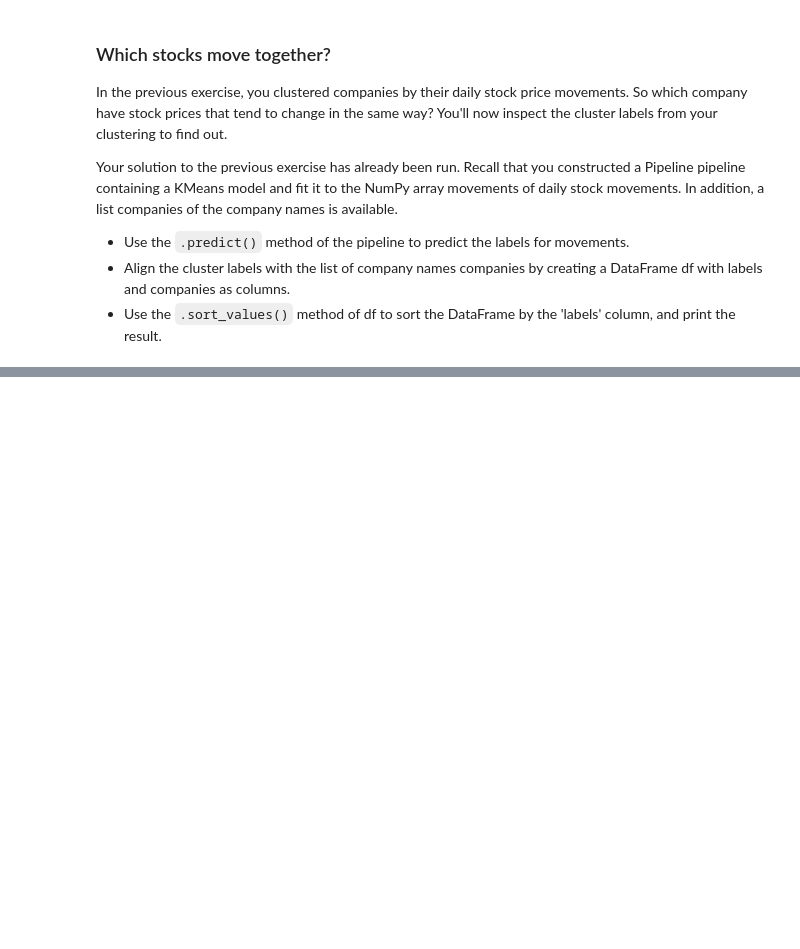
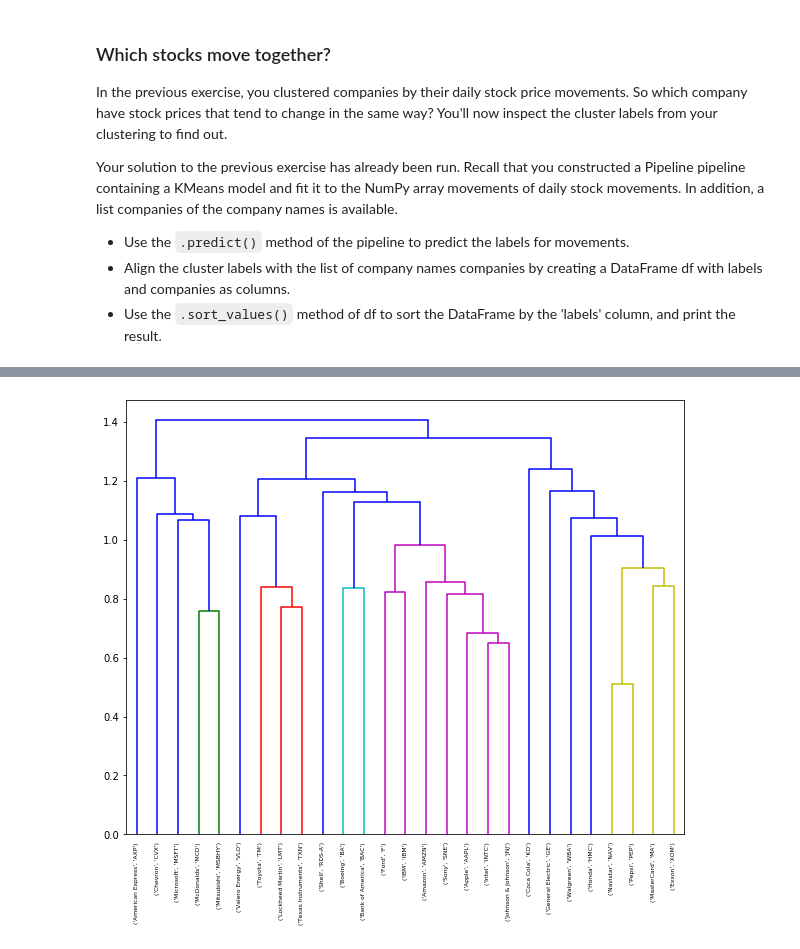
Before and after one commit to kurtsenol/machine-learning, a Jupyter notebook: UnsupervisedLearning/USL_1.ipynb, the cells around one changed output, grey strips where cells are left out. Saved outputs shown, nothing was run; the diff lists cells and outputs as text; code cells hidden in the pictures; blank space fills up the shorter version.

```diff
--- a/UnsupervisedLearning/USL_1.ipynb
+++ b/UnsupervisedLearning/USL_1.ipynb
@@ -1247,7 +1247,7 @@ companies_dict = {
  'Amazon': 'AMZN',
  'Apple': 'AAPL',
  'Walgreen': 'WBA',
- 'Northrop Grumman': 'NOC',
+ #'Northrop Grumman': 'NYQ',
  'Boeing': 'BA',
  'Lockheed Martin':'LMT',
  'McDonalds': 'MCD',
@@ -1481,0 +1518,23 @@ print(df.sort_values("labels"))
+# %%
+# Import normalize
+from sklearn.preprocessing import normalize
+
+# Normalize the movements: normalized_movements
+normalized_movements = normalize(movements)
+
+# Calculate the linkage: mergings
+mergings = linkage(normalized_movements, method= "complete")
+
+#In complete linkage, the distance between clusters is the distance between the furthest points of the clusters.
+#In single linkage, the distance between clusters is the distance between the closest points of the clusters.
+
+
+# Plot the dendrogram
+dendrogram(mergings,
+           labels=companies,
+           leaf_rotation=90,
+           leaf_font_size=6,
+)
+plt.show()
+# %% [output]
+[figure, added]
```
Also changed, not shown: parts of 46 cells of this notebook.
